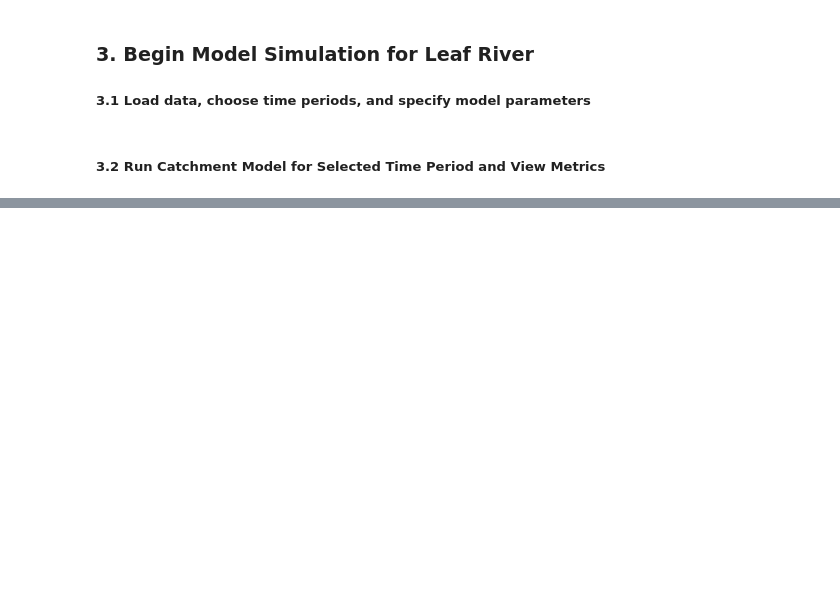
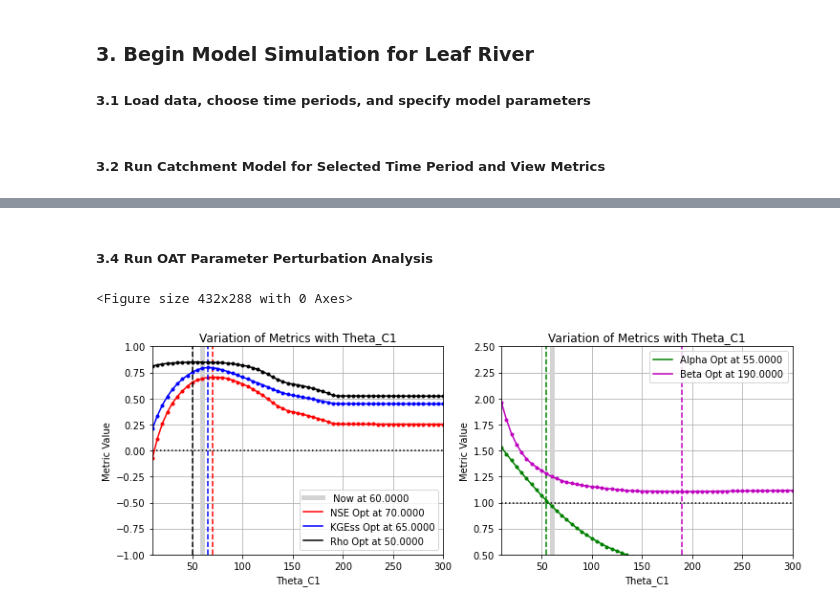
Before and after one commit to david-edu-morales/imp, a Jupyter notebook: imp03_morales.ipynb, the cells around one changed output, grey strips where cells are left out. Saved outputs shown, nothing was run; the diff lists cells and outputs as text; code cells hidden in the pictures; blank space fills up the shorter version.

```diff
--- a/imp03_morales.ipynb
+++ b/imp03_morales.ipynb
@@ -201,6 +201,6 @@ def PerfMetrics(QQsim, QQobs, SpinUp, iPrint):
         print(MSELab, NSELab, KGEssLab, AlphaLab, BetaLab, RhoLab, NSELLab)
         print('================================================================')
 
-    return [MSE,NSE,NSEL,KGEss,alpha,beta,rho]
+    return [MSE,NSE,NSEL,KGEss,KGE,alpha,beta,rho]
 # %% [markdown]
 ##### 2.3 Diagnostics Plots subprograms
@@ -265,0 +543,23 @@ plt.scatter(QQsim, QQobs)
+# %% [markdown]
+##### 3.4 Run OAT Parameter Perturbation Analysis
+# %%
+#=== Run OAT Parameter Perturbation Analysis ============================================
+
+YRange3 = [-1.0,1.0]; YRange2 = [0.5,2.5];   # Set y-axis ranges for Metric Plots
+
+# Parameter Theta_C1
+fignum = fignum + 1; PLab = 'Theta_C1';
+Theta_C1_Range = [10,300]; Step = 5; #YRange3 = [0.2,1]; YRange2 = [0.8,1.8];
+[NVal,PVals,IndexVal,MSE,NSE,NSEL,KGE,KGEss,alpha,beta,rho] = ParPertInit(Theta_C1_Range,Step);
+for i in IndexVal:
+    [QQsim,AEsim] = MainCatchModel(PPobs,PEobs,\
+                    PVals[i],Theta_P1,Theta_K12,Theta_K13,Theta_K2Q,Theta_K3Q,NRes);
+    [MSE[i],NSE[i],NSEL[i],KGEss[i],KGE[i],alpha[i],beta[i],rho[i]] = PerfMetrics(QQsim,QQobs,SpinUp,0);
+[loc_opt_MSE,loc_opt_NSE,loc_opt_KGEss,loc_opt_KGE,loc_opt_alpha,\
+        loc_opt_beta,loc_opt_rho] = OptParStore(MSE,NSE,NSEL,KGE,KGEss,alpha,beta,rho);
+ParPertPlot5Mets(0,fignum,Theta_C1,PVals,PLab,YRange3,YRange2,\
+                 NSE,KGEss,rho,alpha,beta,\
+                 loc_opt_NSE,loc_opt_KGEss,loc_opt_rho,loc_opt_alpha,loc_opt_beta);
+# %% [output]
+<Figure size 432x288 with 0 Axes>
+[figure, added]
```
Also changed, not shown: parts of 9 cells of this notebook.
